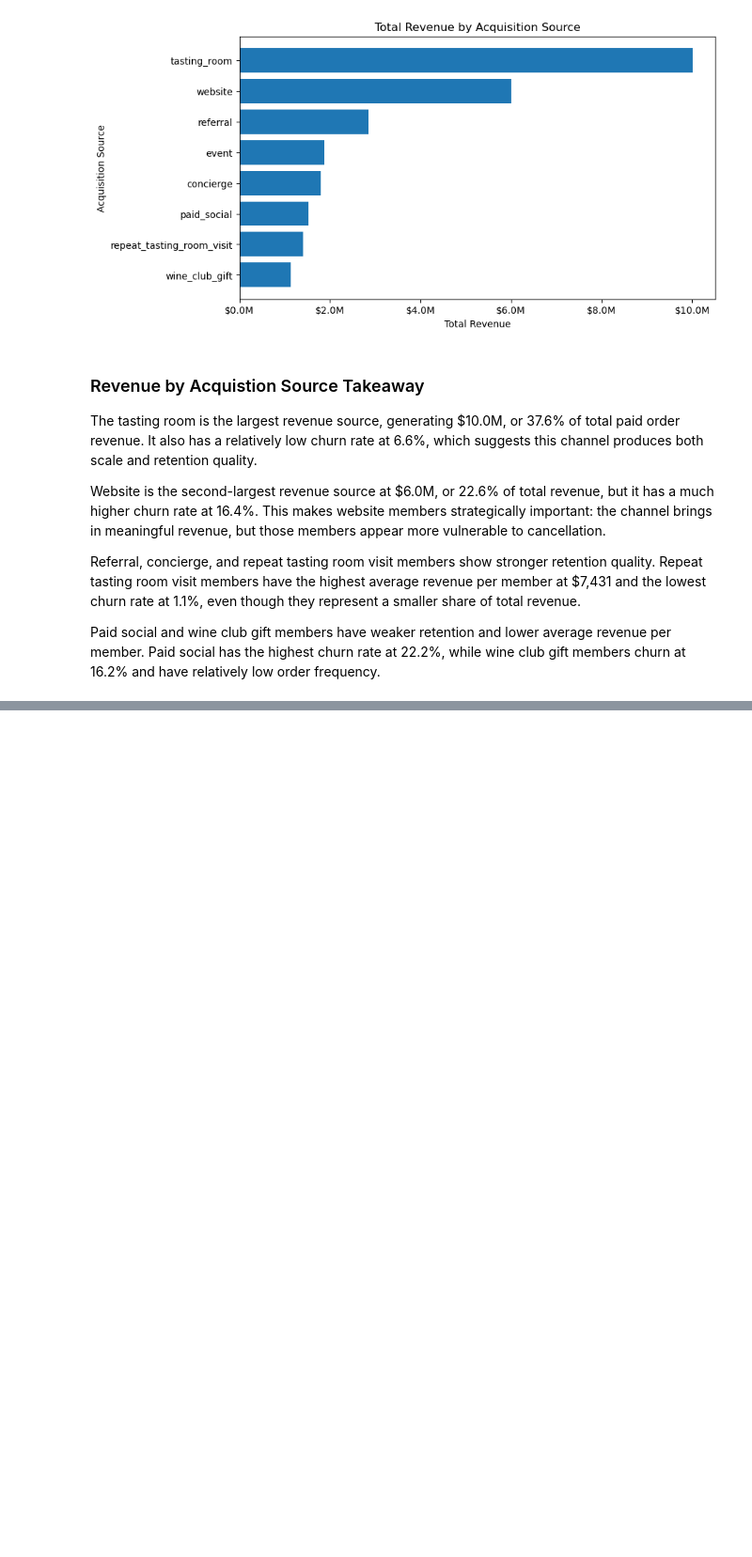
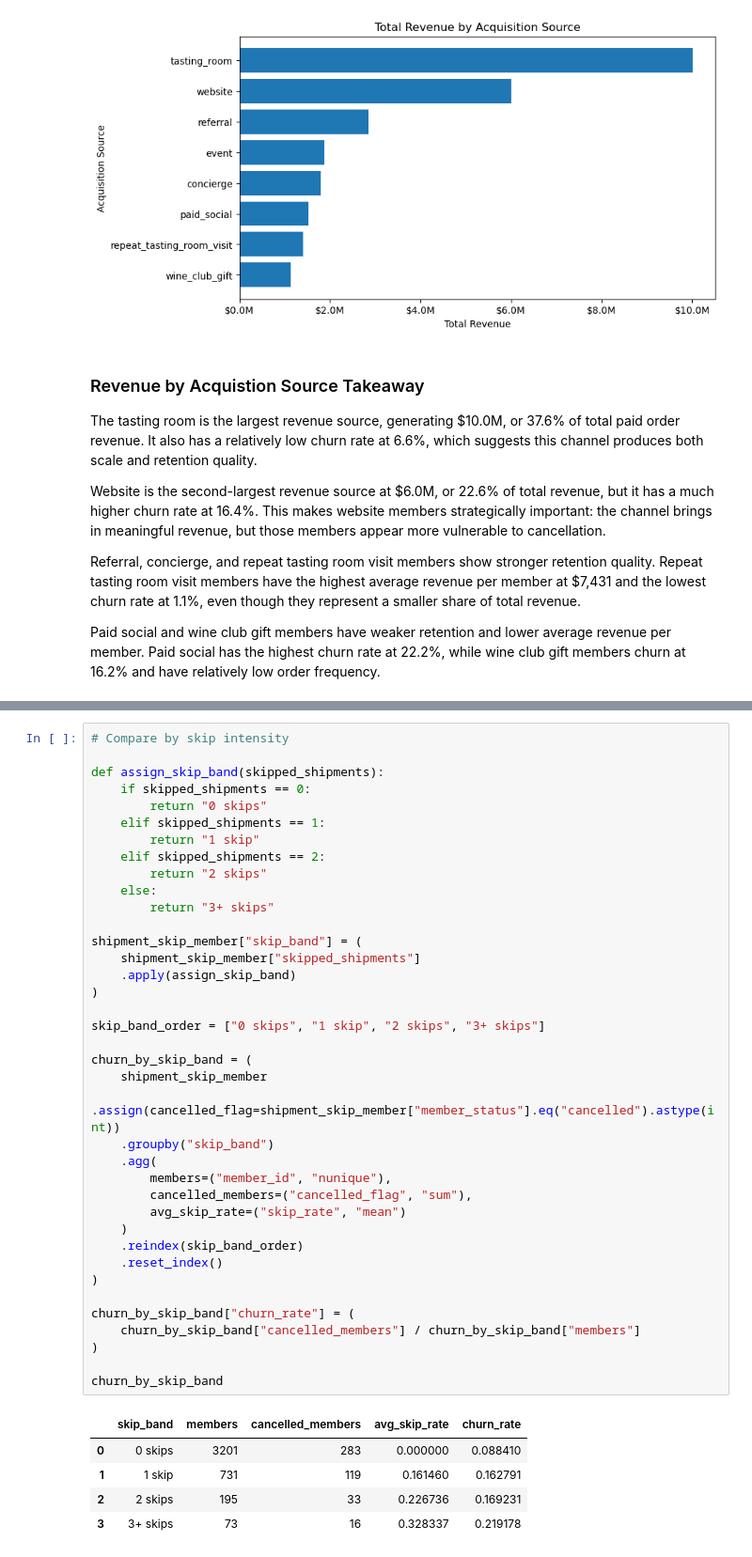
Before and after one commit to eddyk92/Bills-Bills-Bills-Churn-Analysis, a Jupyter notebook: notebooks/02_retention_eda.ipynb, the cells around one changed output, grey strips where cells are left out. Shown at 94% size. Cells and saved outputs as stored; diff of their text form; blank space fills up the shorter version.

```diff
--- a/notebooks/02_retention_eda.ipynb
+++ b/notebooks/02_retention_eda.ipynb
@@ -1364,0 +1480,44 @@ Paid social and wine club gift members have weaker retention and lower average r
+# %%
+# Compare by skip intensity
+
+def assign_skip_band(skipped_shipments):
+    if skipped_shipments == 0:
+        return "0 skips"
+    elif skipped_shipments == 1:
+        return "1 skip"
+    elif skipped_shipments == 2:
+        return "2 skips"
+    else:
+        return "3+ skips"
+
+shipment_skip_member["skip_band"] = (
+    shipment_skip_member["skipped_shipments"]
+    .apply(assign_skip_band)
+)
+
+skip_band_order = ["0 skips", "1 skip", "2 skips", "3+ skips"]
+
+churn_by_skip_band = (
+    shipment_skip_member
+    .assign(cancelled_flag=shipment_skip_member["member_status"].eq("cancelled").astype(int))
+    .groupby("skip_band")
+    .agg(
+        members=("member_id", "nunique"),
+        cancelled_members=("cancelled_flag", "sum"),
+        avg_skip_rate=("skip_rate", "mean")
+    )
+    .reindex(skip_band_order)
+    .reset_index()
+)
+
+churn_by_skip_band["churn_rate"] = (
+    churn_by_skip_band["cancelled_members"] / churn_by_skip_band["members"]
+)
+
+churn_by_skip_band
+# %% [output]
+|  | skip_band | members | cancelled_members | avg_skip_rate | churn_rate |
+| 0 | 0 skips | 3201 | 283 | 0.000000 | 0.088410 |
+| 1 | 1 skip | 731 | 119 | 0.161460 | 0.162791 |
+| 2 | 2 skips | 195 | 33 | 0.226736 | 0.169231 |
+| 3 | 3+ skips | 73 | 16 | 0.328337 | 0.219178 |
```
Also changed, not shown: parts of 7 cells of this notebook.
